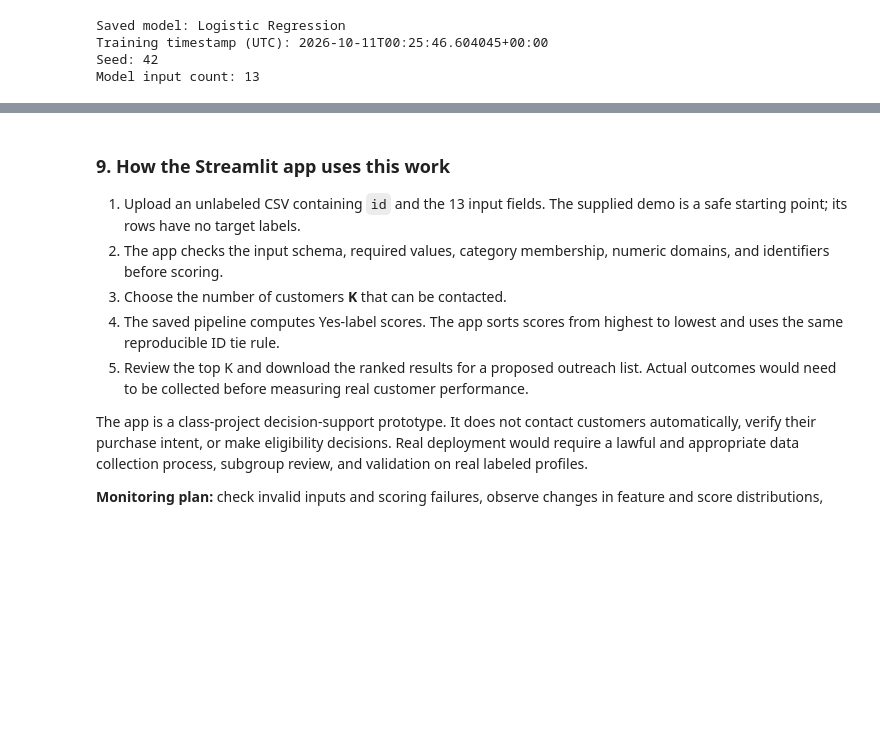
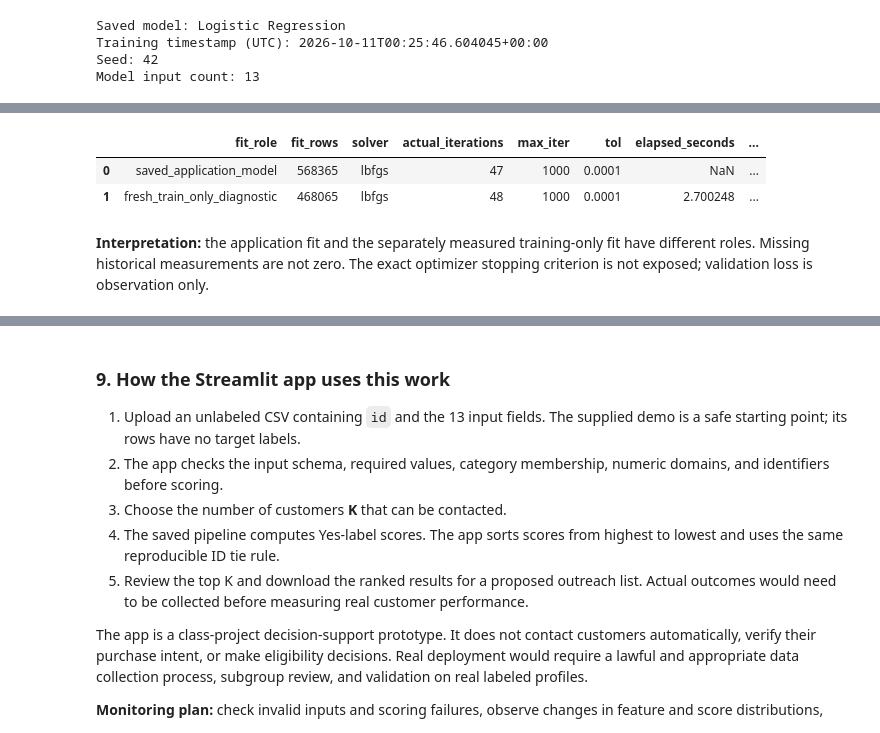
Before and after one commit to Nuquynhchaunguyen/ev-customer-prioritization, a Jupyter notebook: notebooks/02_modeling_and_prioritization.ipynb, the cells around one changed output, grey strips where cells are left out. Saved outputs shown, nothing was run; the diff lists cells and outputs as text; code cells hidden in the pictures; blank space fills up the shorter version.

```diff
--- a/notebooks/02_modeling_and_prioritization.ipynb
+++ b/notebooks/02_modeling_and_prioritization.ipynb
@@ -428,0 +493,61 @@ Model input count: 13
+# %%
+import hashlib
+import json
+from ev_project.training_diagnostics import run_training_diagnostics
+
+def evidence_sha256(path):
+    digest = hashlib.sha256()
+    with Path(path).open("rb") as stream:
+        for chunk in iter(lambda: stream.read(1024 * 1024), b""):
+            digest.update(chunk)
+    return digest.hexdigest()
+
+def matching_training_evidence(report):
+    try:
+        provenance = report["provenance"]
+        required = {
+            "model_bundle.joblib": ROOT / "models/model_bundle.joblib",
+            "model_metadata.json": ROOT / "models/model_metadata.json",
+        }
+        for name, path in required.items():
+            if evidence_sha256(path) != provenance["application_artifact_sha256"][name]:
+                return False
+        for name, relative in [("train.csv", "train.csv"),
+                               ("train_clean.csv", "data/processed/train_clean.csv")]:
+            if evidence_sha256(ROOT / relative) != provenance["source_sha256"][name]:
+                return False
+        if evidence_sha256(ROOT / "data/splits/split_membership.csv") != provenance["split_membership_sha256"]:
+            return False
+        for name in ["modeling.py", "training_diagnostics.py"]:
+            if evidence_sha256(ROOT / "ev_project" / name) != provenance["source_code_sha256"][name]:
+                return False
+        for name, expected in provenance["output_sha256"].items():
+            if evidence_sha256(ROOT / "docs/reports/modeling" / name) != expected:
+                return False
+        return isinstance(report["loss_history"], dict)
+    except (KeyError, TypeError, FileNotFoundError):
+        return False
+
+report_path = ROOT / "docs/reports/modeling/training_diagnostics.json"
+try:
+    training_evidence = json.loads(report_path.read_text()) if report_path.exists() else None
+except (json.JSONDecodeError, UnicodeDecodeError, FileNotFoundError):
+    training_evidence = None
+if training_evidence is None or not matching_training_evidence(training_evidence):
+    training_evidence = run_training_diagnostics(ROOT)
+
+fit_table = pd.DataFrame(training_evidence["fit_records"])[[
+    "fit_role", "fit_rows", "solver", "actual_iterations", "max_iter", "tol",
+    "elapsed_seconds", "convergence_warning_observed", "fit_status",
+]]
+display(fit_table)
+display(Markdown(
+    "**Interpretation:** the application fit and the separately measured training-only fit "
+    "have different roles. Missing historical measurements are not zero. "
+    "The exact optimizer stopping criterion is not exposed; validation loss is observation only."
+))
+# %% [output]
+|  | fit_role | fit_rows | solver | actual_iterations | max_iter | tol | elapsed_seconds | ... |
+| 0 | saved_application_model | 568365 | lbfgs | 47 | 1000 | 0.0001 | NaN | ... |
+| 1 | fresh_train_only_diagnostic | 468065 | lbfgs | 48 | 1000 | 0.0001 | 2.700248 | ... |
+**Interpretation:** the application fit and the separately measured training-only fit have different roles. Missing historical measurements are not zero. The exact optimizer stopping criterion is not exposed; validation loss is observation only.
```
Also changed, not shown: parts of 4 cells of this notebook, 12 other files.
